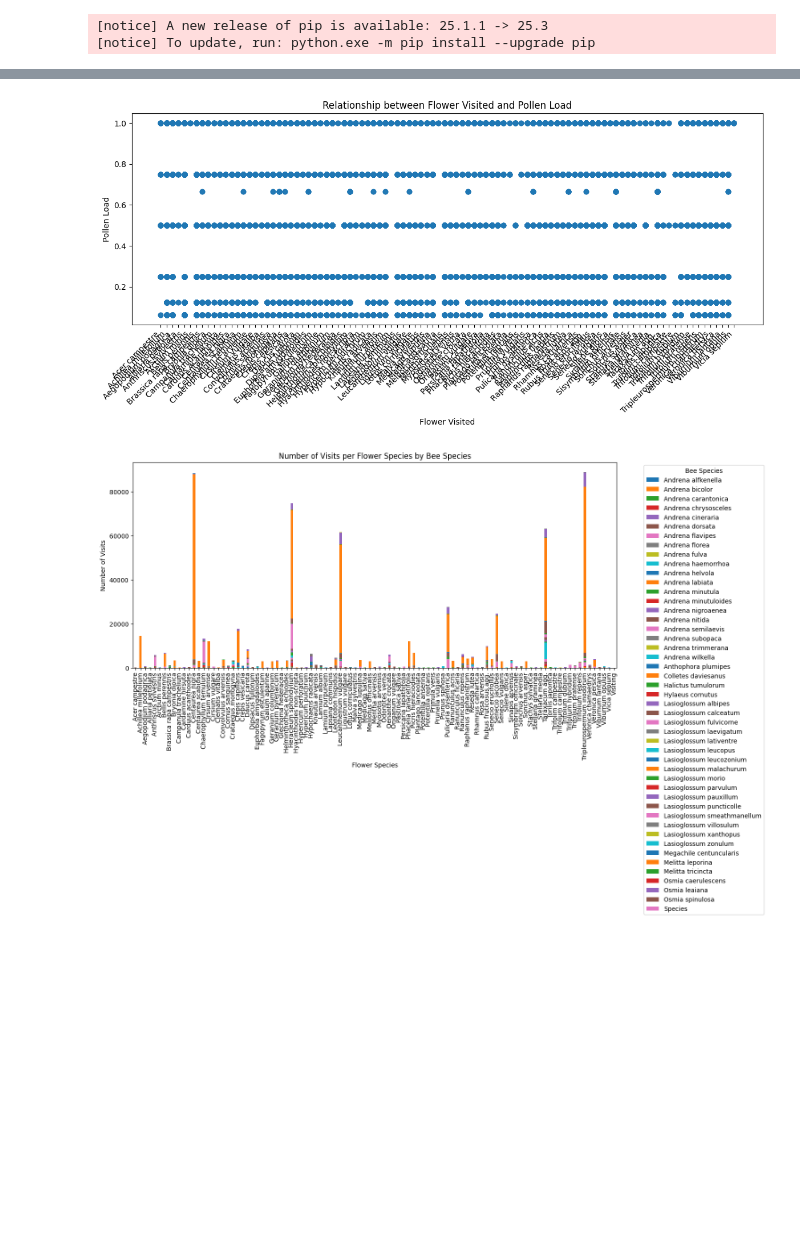
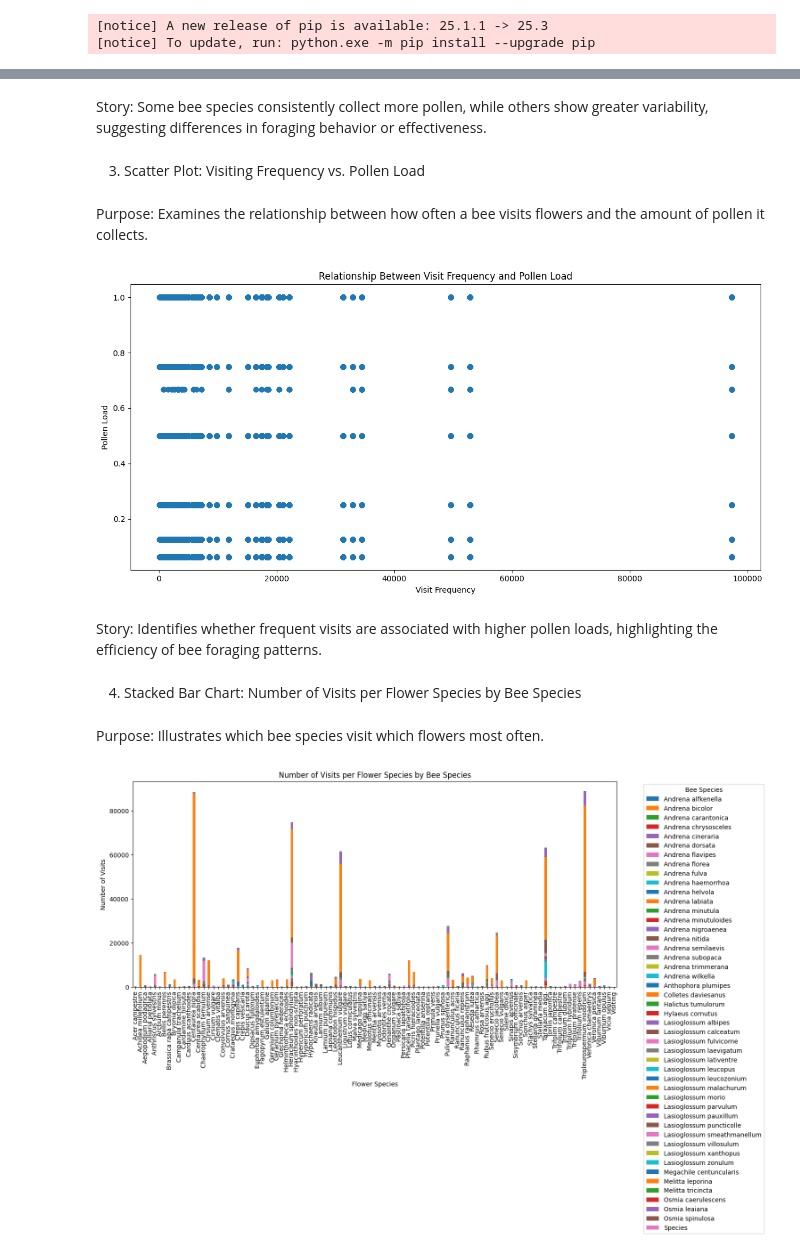
Before and after one commit to schneiderkelsey/wuuwuudata.github.io, a Jupyter notebook: plots_kelseyschneider/notebooks/visualizations.ipynb, the cells around one changed output, grey strips where cells are left out. Cells and saved outputs as stored; diff of their text form; code cells hidden in the pictures; blank space fills up the shorter version.

```diff
--- a/plots_kelseyschneider/notebooks/visualizations.ipynb
+++ b/plots_kelseyschneider/notebooks/visualizations.ipynb
@@ -113,11 +113,7 @@ Categorical columns: ['Farm_x', 'Type_x', 'Round_x', 'Date_x', 'Species_x', 'Loa
 Use the column names shown above to create your analysis
 # %%
 # Remove rows with merge conflict markers
-merged_df = merged_df[~merged_df['Farm_x'].str.contains('>>>>>>>', na=False)]
+merged_df = merged_df[~merged_df['Farm'].str.contains('>>>>>>>', na=False)]
 
 # Convert Load to numeric (it's currently object type)
 merged_df['Load'] = pd.to_numeric(merged_df['Load'], errors='coerce')
-
-# Analyze with correct column names (likely 'Species' and 'Load')
-avg_pollen = merged_df.groupby('Species')['Load'].mean().sort_values(ascending=False)
-print(avg_pollen)
@@ -220,20 +200,32 @@ plt.show()
+# %% [markdown]
+Story: Some bee species consistently collect more pollen, while others show greater variability, suggesting differences in foraging behavior or effectiveness.
+# %% [markdown]
+3. Scatter Plot: Visiting Frequency vs. Pollen Load
+# %% [markdown]
+Purpose: Examines the relationship between how often a bee visits flowers and the amount of pollen it collects.
 # %%
 # Remove rows with NaN values in Visiting or Load columns
 plot_df = merged_df.dropna(subset=['Visiting', 'Load'])
 
-# Convert Visiting to categorical and get numeric codes for plotting
-visiting_codes = pd.Categorical(plot_df['Visiting']).codes
+# Create visit frequency counts
+visit_frequency = plot_df.groupby('Species_y').size()
+plot_df = plot_df.merge(visit_frequency.rename('visit_frequency'), left_on='Species_y', right_index=True)
+
 plt.figure(figsize=(12, 6))
-plt.scatter(visiting_codes, plot_df['Load'], alpha=0.6)
-plt.title('Relationship between Flower Visited and Pollen Load')
-plt.xlabel('Flower Visited')
+plt.scatter(plot_df['visit_frequency'], plot_df['Load'], alpha=0.6)
+plt.title('Relationship Between Visit Frequency and Pollen Load')
+plt.xlabel('Visit Frequency')
 plt.ylabel('Pollen Load')
-plt.xticks(range(len(pd.Categorical(plot_df['Visiting']).categories)),
-		   pd.Categorical(plot_df['Visiting']).categories, rotation=45, ha='right')
 plt.tight_layout()
 plt.show()
 # %% [output]
-[figure, old version]
+[figure, new version]
+# %% [markdown]
+Story: Identifies whether frequent visits are associated with higher pollen loads, highlighting the efficiency of bee foraging patterns.
+# %% [markdown]
+4. Stacked Bar Chart: Number of Visits per Flower Species by Bee Species
+# %% [markdown]
+Purpose: Illustrates which bee species visit which flowers most often.
 # %%
 visits = merged_df.groupby(['Visiting', 'Species']).size().unstack().fillna(0)
 visits.plot(kind='bar', stacked=True, figsize=(14, 6))
```
Also changed, not shown: parts of 14 cells of this notebook, 6 other files.
